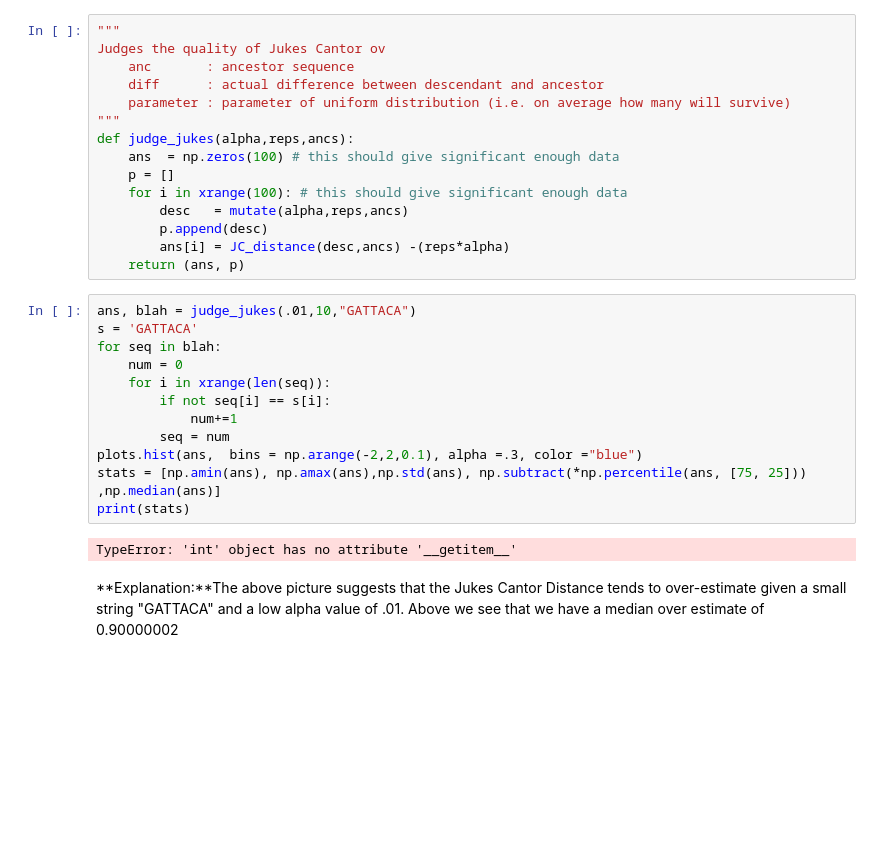
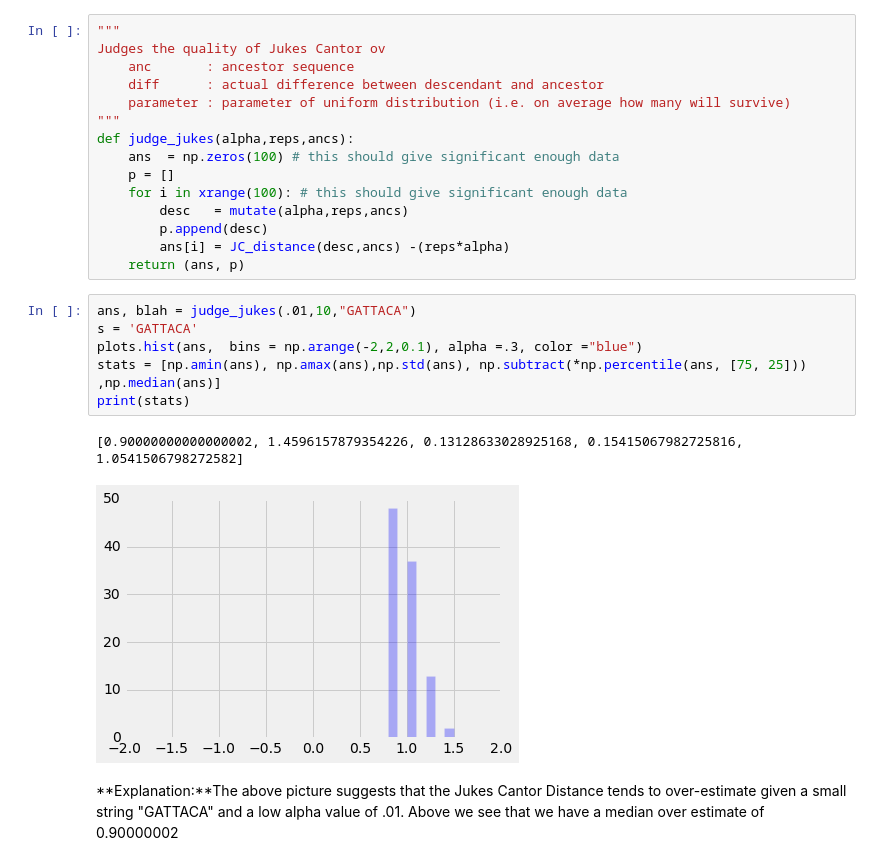
Before and after one commit to nixonpjoshua/Math127, a Jupyter notebook: proj_1.ipynb, the cells around one changed output. Saved outputs shown, nothing was run; the diff lists cells and outputs as text; blank space fills up the shorter version.

```diff
--- a/proj_1.ipynb
+++ b/proj_1.ipynb
@@ -624,17 +623,12 @@ def judge_jukes(alpha,reps,ancs):
 # %%
 ans, blah = judge_jukes(.01,10,"GATTACA")
 s = 'GATTACA'
-for seq in blah:
-    num = 0
-    for i in xrange(len(seq)):
-        if not seq[i] == s[i]:
-            num+=1
-        seq = num
 plots.hist(ans,  bins = np.arange(-2,2,0.1), alpha =.3, color ="blue")
 stats = [np.amin(ans), np.amax(ans),np.std(ans), np.subtract(*np.percentile(ans, [75, 25])) ,np.median(ans)]
 print(stats)
 # %% [output]
-TypeError: 'int' object has no attribute '__getitem__'
+[0.90000000000000002, 1.4596157879354226, 0.13128633028925168, 0.15415067982725816, 1.0541506798272582]
+[figure, added]
 # %% [markdown]
 **Explanation:**The above picture suggests that the Jukes Cantor Distance tends to over-estimate given a small string "GATTACA" and a low alpha value of .01. Above we see that we have a median over estimate of 0.90000002
 # %%
```
Also changed, not shown: parts of 11 cells of this notebook.
